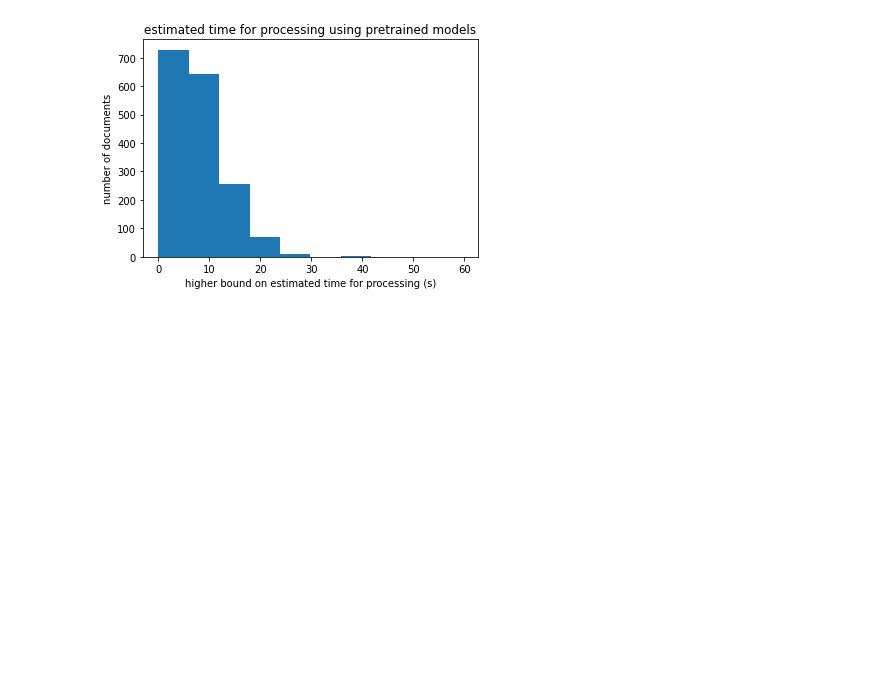
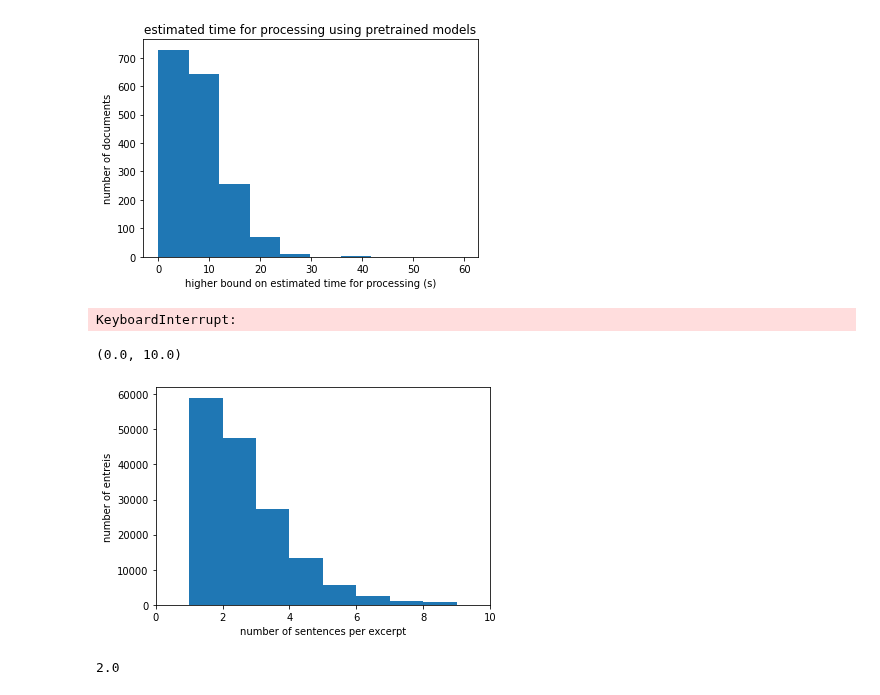
Before and after one commit to the-deep/deep-experiments, a Jupyter notebook: notebooks/models/selim/entry_extraction/entry_extraction_data_analysis.ipynb, the cells around one changed output. Saved outputs shown, nothing was run; the diff lists cells and outputs as text; code cells hidden in the pictures; blank space fills up the shorter version.

Commit message:
EDA on entry extraction data + code for endpoint predictions generation

```diff
--- a/notebooks/models/selim/entry_extraction/entry_extraction_data_analysis.ipynb
+++ b/notebooks/models/selim/entry_extraction/entry_extraction_data_analysis.ipynb
@@ -40,3 +52,15 @@ plt.title('estimated time for processing using pretrained models')
 # %% [output]
 Text(0.5, 1.0, 'estimated time for processing using pretrained models')
 [figure]
+# %%
+DATA_PATH = os.path.join(
+    '..', '..', '..', '..', "data", "frameworks_data", 'data_v0.7.1'
+)
+
+full_data = pd.read_csv(os.path.join(DATA_PATH, 'full_dataset_with_translations.csv'))
+full_excerpts = list(full_data['excerpt'])
+# %%
+import spacy
+
+# Load English tokenizer, tagger, parser and NER
+nlp = spacy.load("xx_sent_ud_sm")
@@ -42,0 +69,21 @@ Text(0.5, 1.0, 'estimated time for processing using pretrained models')
+# %%
+n_sentences = []
+for sentence in tqdm(full_excerpts):
+    sent = nlp(sentence)
+    i = sum([1 for _ in sent.sents])
+    n_sentences.append(i)
+# %% [output]
+KeyboardInterrupt:
+# %%
+plt.hist(n_sentences, bins=[i for i in range (1, 10)], histtype='barstacked')
+plt.ylabel('number of entreis')
+plt.xlabel('number of sentences per excerpt')
+plt.xlim(0, 10)
+#plt.title('estimated time for processing using pretrained models')
+# %% [output]
+(0.0, 10.0)
+[figure, added]
+# %%
+np.median(n_sentences)
+# %% [output]
+2.0
```
Also changed, not shown: parts of 24 cells of this notebook.
